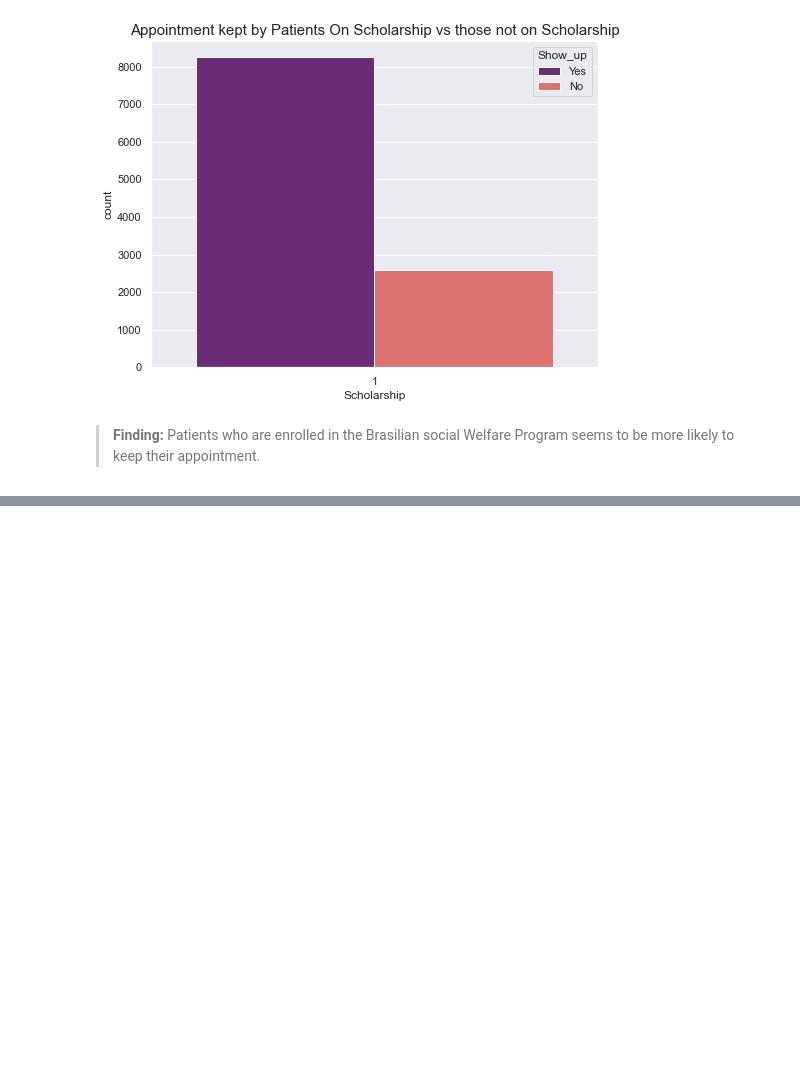
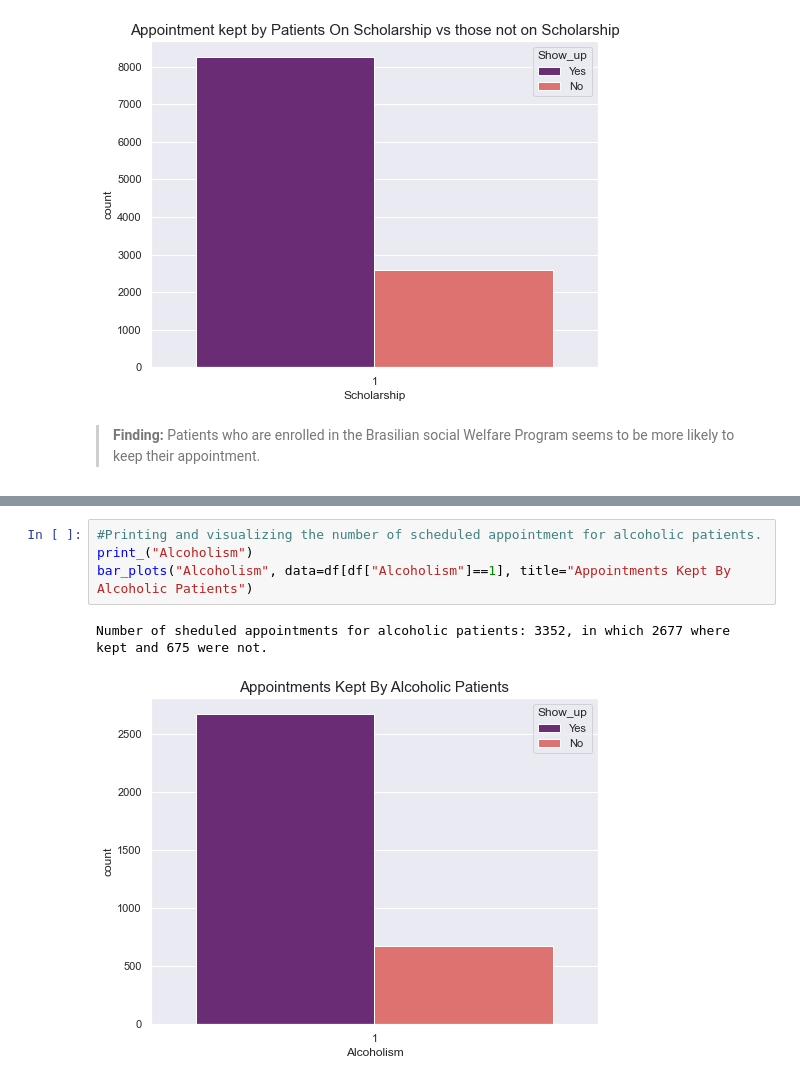
Before and after one commit to PatrickEmmanuel/NO-SHOW-APPOINTMENT-DATA-EXPLORATION-AND-ANALYSIS, a Jupyter notebook: No-Show-Appointment-Data-Exploration-And-Analysis.ipynb, the cells around one changed output, grey strips where cells are left out. Drawn from its saved outputs; the diff is of its cells as text; blank space fills up the shorter version.

```diff
--- a/No-Show-Appointment-Data-Exploration-And-Analysis.ipynb
+++ b/No-Show-Appointment-Data-Exploration-And-Analysis.ipynb
@@ -338,0 +374,7 @@ Name: Show_up, dtype: int64
+# %%
+#Printing and visualizing the number of scheduled appointment for alcoholic patients.
+print_("Alcoholism")
+bar_plots("Alcoholism", data=df[df["Alcoholism"]==1], title="Appointments Kept By Alcoholic Patients")
+# %% [output]
+Number of sheduled appointments for alcoholic patients: 3352, in which 2677 where kept and 675 were not.
+[figure, added]
```
Also changed, not shown: parts of 7 cells of this notebook.
